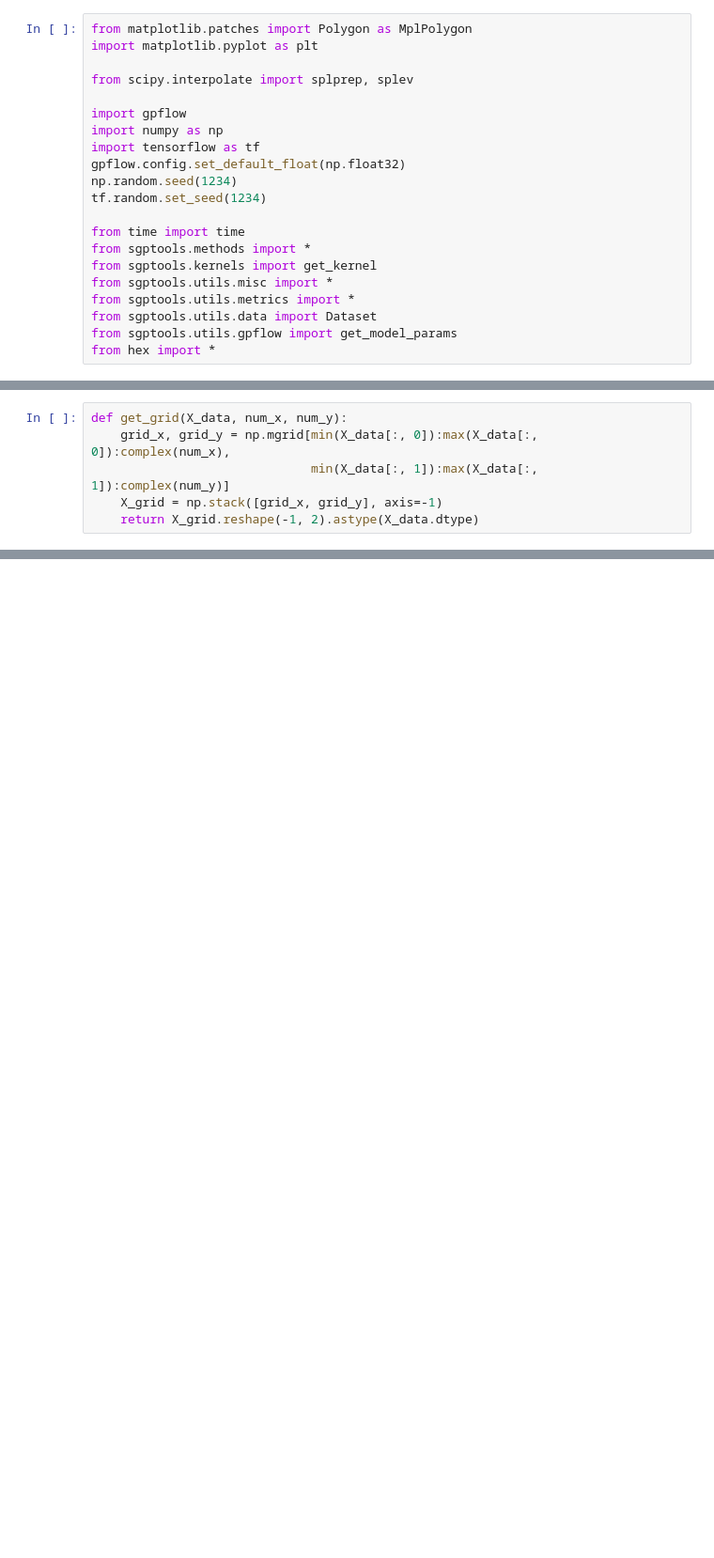
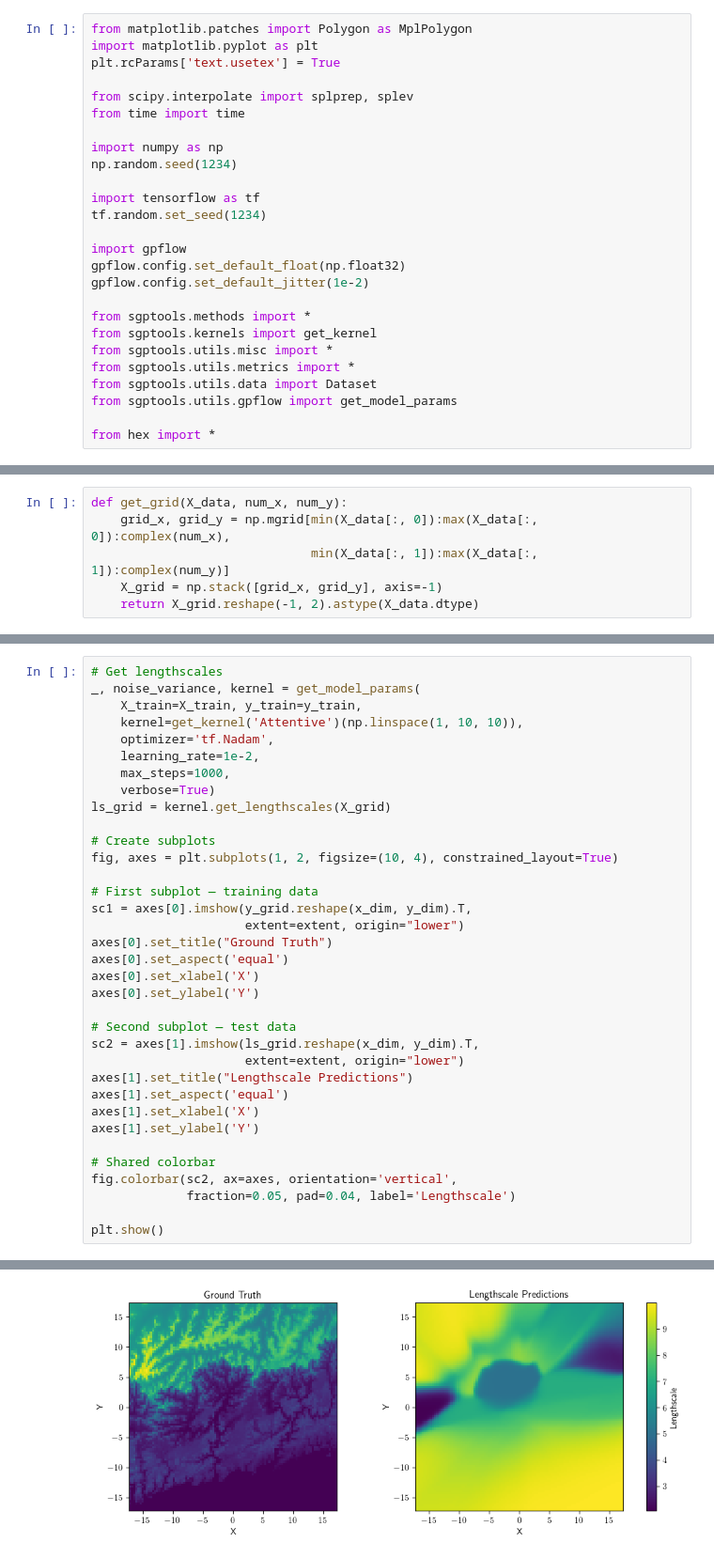
Before and after one commit to itskalvik/ICPP, a Jupyter notebook: demo.ipynb, the cells around one changed output, grey strips where cells are left out. Shown at 94% size. Drawn from its saved outputs; the diff is of its cells as text; blank space fills up the shorter version.

```diff
--- a/demo.ipynb
+++ b/demo.ipynb
@@ -1,22 +1,27 @@
 # %%
 from matplotlib.patches import Polygon as MplPolygon
 import matplotlib.pyplot as plt
+plt.rcParams['text.usetex'] = True
 
 from scipy.interpolate import splprep, splev
+from time import time
+
+import numpy as np
+np.random.seed(1234)
+
+import tensorflow as tf
+tf.random.set_seed(1234)
 
 import gpflow
-import numpy as np
-import tensorflow as tf
 gpflow.config.set_default_float(np.float32)
-np.random.seed(1234)
-tf.random.set_seed(1234)
+gpflow.config.set_default_jitter(1e-2)
 
-from time import time
 from sgptools.methods import *
 from sgptools.kernels import get_kernel
 from sgptools.utils.misc import *
 from sgptools.utils.metrics import *
 from sgptools.utils.data import Dataset
 from sgptools.utils.gpflow import get_model_params
+
 from hex import *
 # %% [output]
@@ -230,0 +99,36 @@ max_prior_var = max_prior_var.numpy().max()
+# %%
+# Get lengthscales
+_, noise_variance, kernel = get_model_params(
+    X_train=X_train, y_train=y_train,
+    kernel=get_kernel('Attentive')(np.linspace(1, 10, 10)),
+    optimizer='tf.Nadam',
+    learning_rate=1e-2,
+    max_steps=1000,
+    verbose=True)
+ls_grid = kernel.get_lengthscales(X_grid)
+
+# Create subplots
+fig, axes = plt.subplots(1, 2, figsize=(10, 4), constrained_layout=True)
+
+# First subplot — training data
+sc1 = axes[0].imshow(y_grid.reshape(x_dim, y_dim).T,
+                     extent=extent, origin="lower")
+axes[0].set_title("Ground Truth")
+axes[0].set_aspect('equal')
+axes[0].set_xlabel('X')
+axes[0].set_ylabel('Y')
+
+# Second subplot — test data
+sc2 = axes[1].imshow(ls_grid.reshape(x_dim, y_dim).T,
+                     extent=extent, origin="lower")
+axes[1].set_title("Lengthscale Predictions")
+axes[1].set_aspect('equal')
+axes[1].set_xlabel('X')
+axes[1].set_ylabel('Y')
+
+# Shared colorbar
+fig.colorbar(sc2, ax=axes, orientation='vertical',
+             fraction=0.05, pad=0.04, label='Lengthscale')
+
+plt.show()
+# %% [output]
@@ -231 +153,2 @@ max_prior_var = max_prior_var.numpy().max()
+[figure, added]
 # %%
```
Also changed, not shown: parts of 9 cells of this notebook.
